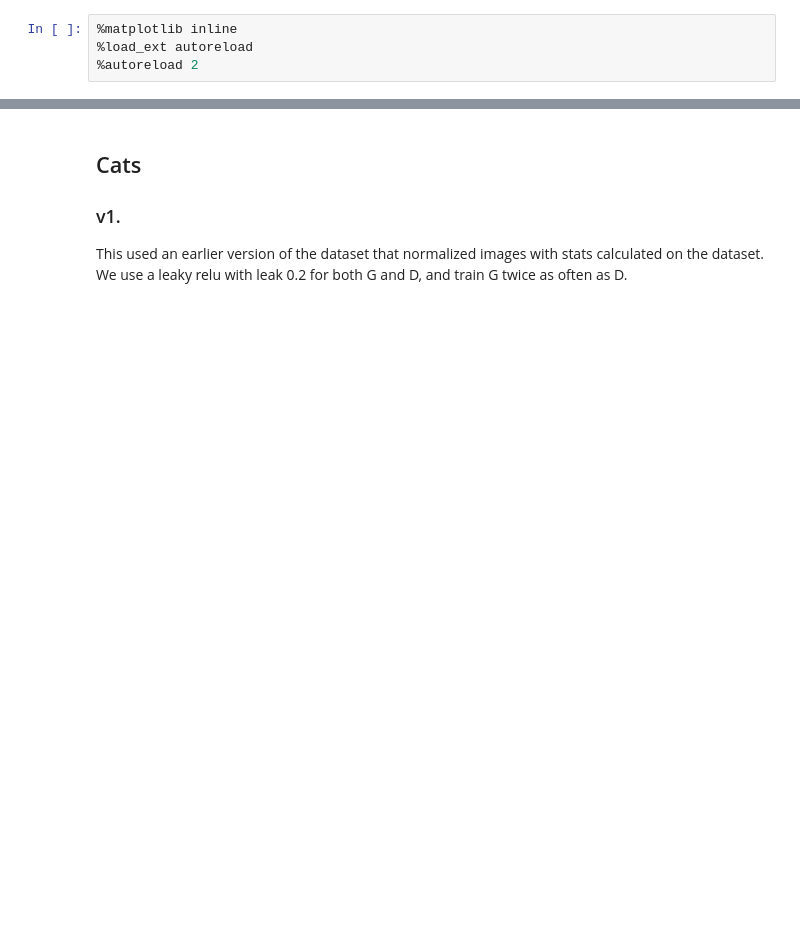
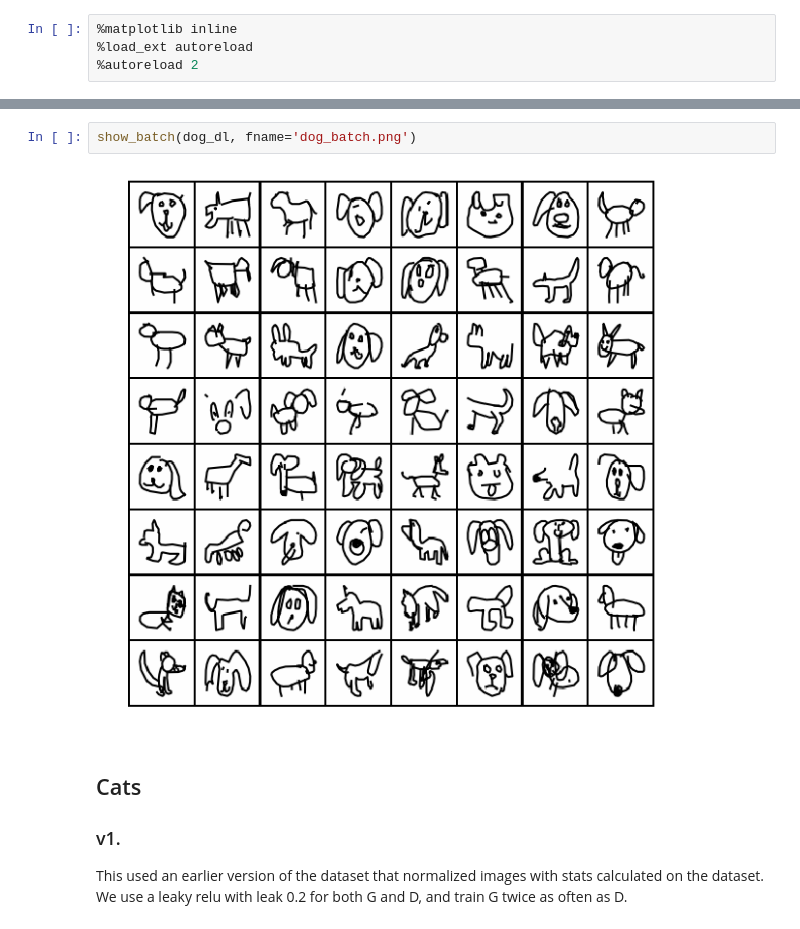
Before and after one commit to hdmamin/GAN-architectures, a Jupyter notebook: dcgan_quickdraw.ipynb, the cells around one changed output, grey strips where cells are left out. Saved outputs shown, nothing was run; the diff lists cells and outputs as text; blank space fills up the shorter version.

```diff
--- a/dcgan_quickdraw.ipynb
+++ b/dcgan_quickdraw.ipynb
@@ -16,3 +16,7 @@ show_batch(quickdraw_dl)
+# %%
+show_batch(dog_dl, fname='dog_batch.png')
+# %% [output]
+[figure, added]
 # %% [markdown]
 ## Cats
 
```
Also changed, not shown: parts of 6 cells of this notebook, 5 other files.
